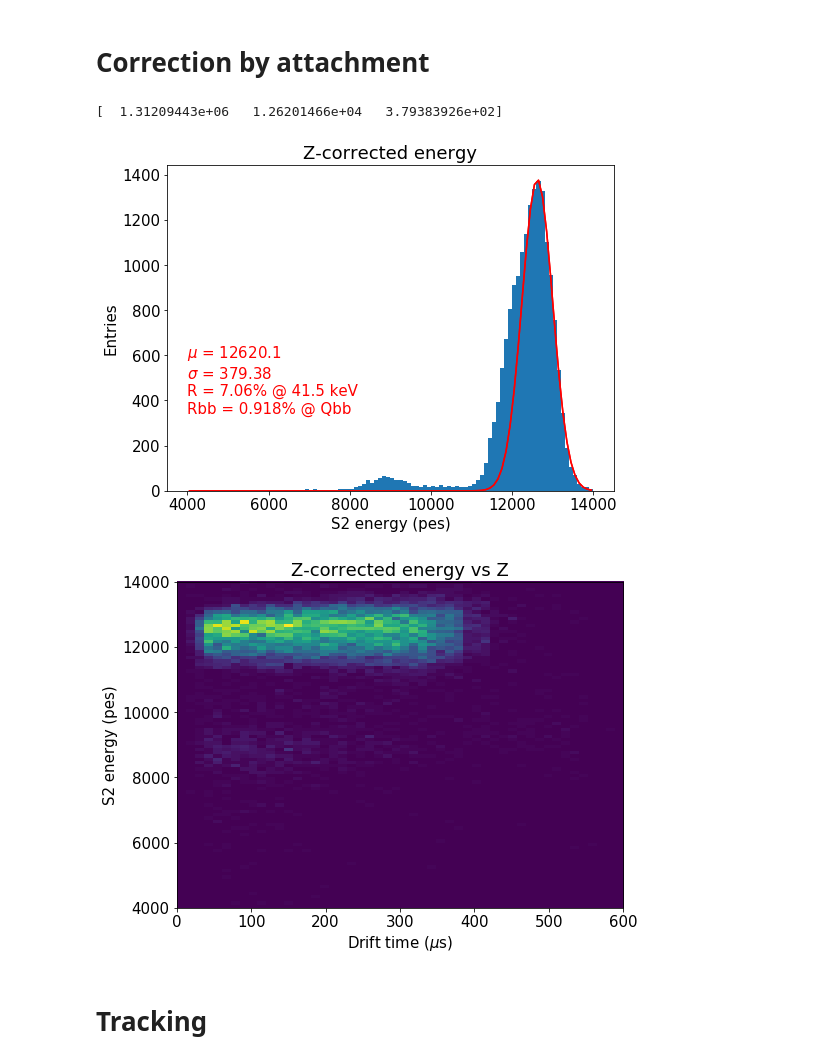
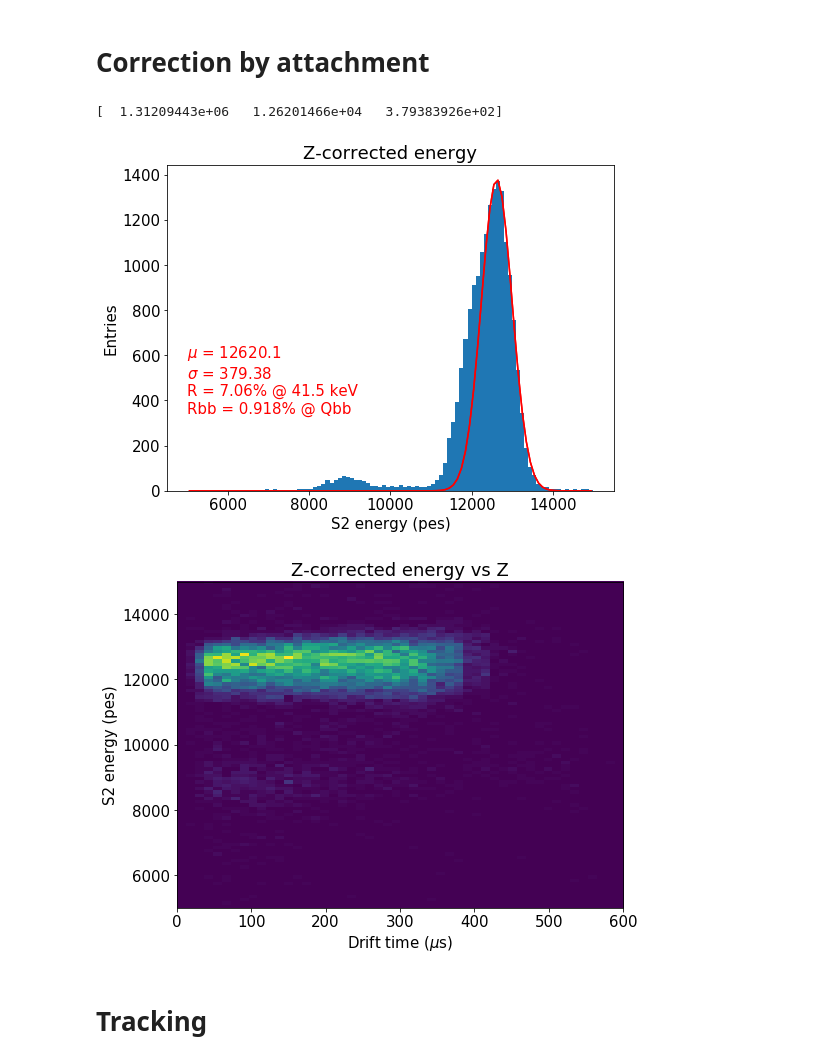
Before and after one commit to gonzaponte/ICARO, a Jupyter notebook: icaro/KrMay/Run4119.ipynb, the cells around one changed output. Drawn from its saved outputs; the diff is of its cells as text; code cells hidden in the pictures.

```diff
--- a/icaro/KrMay/Run4119.ipynb
+++ b/icaro/KrMay/Run4119.ipynb
@@ -10,7 +10,7 @@ XYrange       = -198, 198
 Rrange        =    0, max(XYrange)
 Prange        = -3.2, 3.2
 Erange_raw    =    0, 20e3
-Erange_zcorr  =  4e3, 14e3
+Erange_zcorr  =  5e3, 15e3
 Erange_xycorr =  8e3, 14e3
 Qrange        =    0, 10e2
 
@@ -341,32 +341,32 @@ Chi2          = 0.06
 # %% [markdown]
 # Correction by attachment
 # %%
-E = fid.S2e.values * Zcorr(fid.Z.values).value
+Efid_zcorr = fid.S2e.values * Zcorr(fid.Z.values).value
 
-y, x, _ = hist(E, 100, range=Erange_zcorr)
+y, x, _ = hist(Efid_zcorr, 100, range=Erange_zcorr)
 
 fun  = lambda x, *args: fitf.gauss  (x, *args[ :3])
 seed = 1e3, 12000, 100
 low  =  10, 11000,  50
 upp  = 1e8, 13000, 900
 f    = fitf.fit(fun, x, y, seed, fit_range=(12400, 14000), bounds=(low, upp))
 print(f.values)
 
 
 plt.plot(x, f.fn(x), fitOpt)
 plt.plot(x, fitf.gauss(x, *f.values),  fitOpt)
 plt.text(Erange_zcorr[0], 1*max(y)/4, gausstext(f.values, 41.5), color=fitOpt)
 
 labels("S2 energy (pes)", "Entries", "Z-corrected energy")
 save("S2energyCorr_fiducial")
 
-hist2d(fid.Z, E, (50, 100), range=(Zrange, Erange_zcorr))
+hist2d(fid.Z.values, Efid_zcorr, (50, 100), range=(Zrange, Erange_zcorr))
 labels("Drift time ($\mu$s)", "S2 energy (pes)", "Z-corrected energy vs Z")
 save("S2energyCorrvsZ_fiducial")
 # %% [output]
 [  1.31209443e+06   1.26201466e+04   3.79383926e+02]
-[figure, old version]
+[figure, new version]
-[figure, old version]
+[figure, new version]
 # %% [markdown]
 # Tracking
 # %%
```
Also changed, not shown: parts of 7 cells of this notebook, 1 other file.
